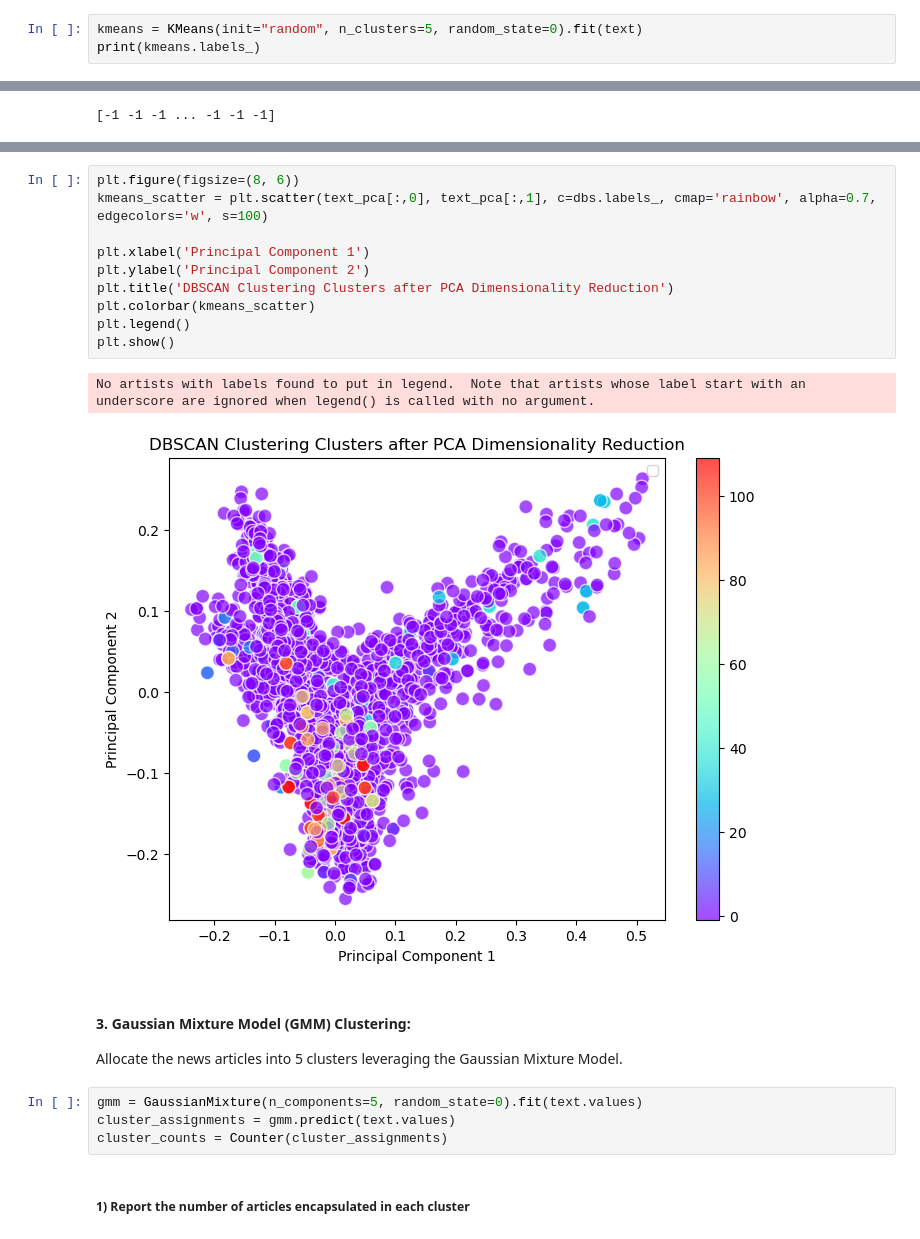
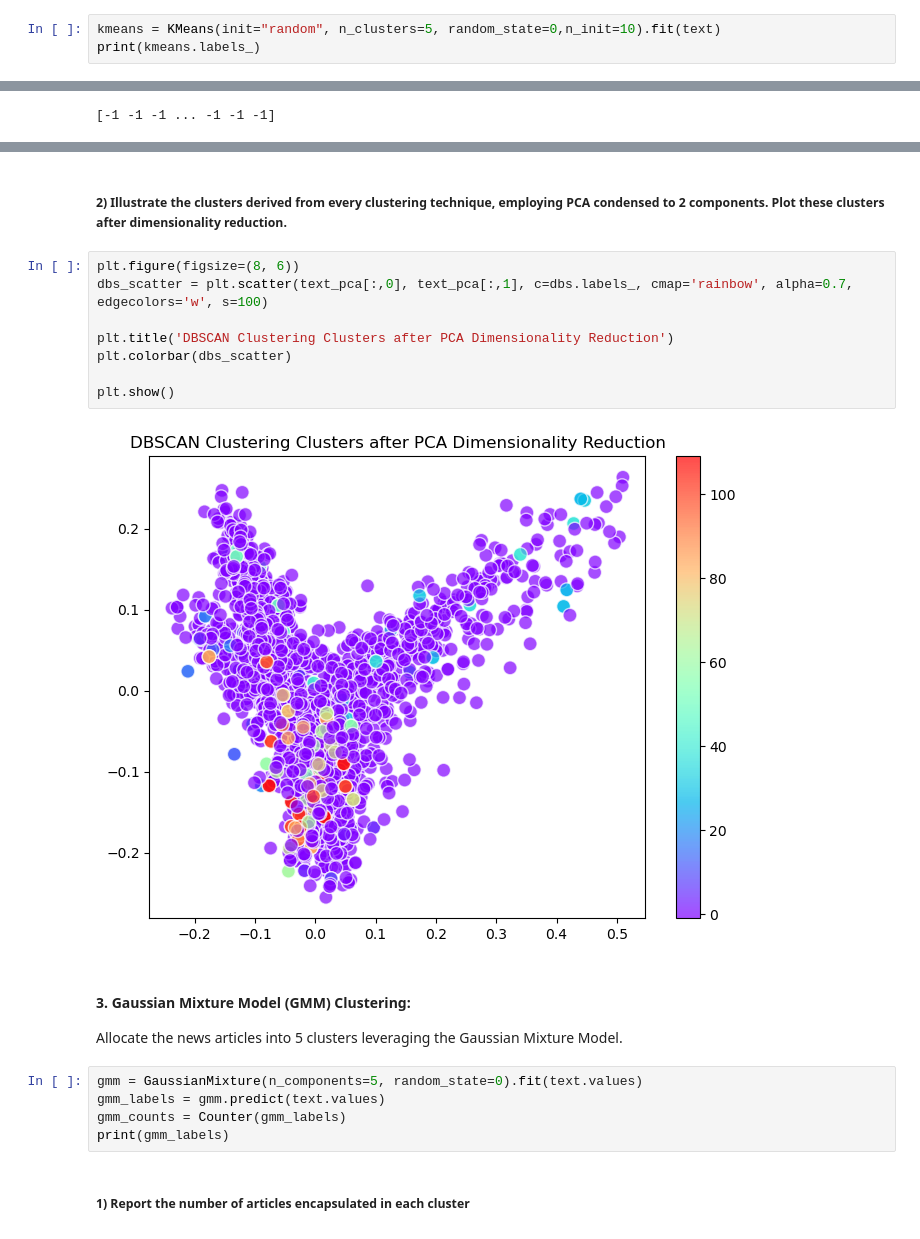
Before and after one commit to Torin99/CP421, a Jupyter notebook: bort4620_a02.ipynb, the cells around one changed output, grey strips where cells are left out. Cells and saved outputs as stored; diff of their text form.

```diff
--- a/bort4620_a02.ipynb
+++ b/bort4620_a02.ipynb
@@ -149,6 +124,6 @@ ad sale boost time warner profit quarterli profit us medium giant timewarn jump
 With the processed text, segregate the news articles into 5 distinct clusters using the K-means algorithm.
 # %%
-kmeans = KMeans(init="random", n_clusters=5, random_state=0).fit(text)
+kmeans = KMeans(init="random", n_clusters=5, random_state=0,n_init=10).fit(text)
 print(kmeans.labels_)
 # %% [output]
 [1 1 1 ... 3 3 0]
@@ -265,23 +246,23 @@ Estimated number of noise points: 2005
+# %% [markdown]
+##### 2) Illustrate the clusters derived from every clustering technique, employing PCA condensed to 2 components. Plot these clusters after dimensionality reduction.
 # %%
 plt.figure(figsize=(8, 6))
-kmeans_scatter = plt.scatter(text_pca[:,0], text_pca[:,1], c=dbs.labels_, cmap='rainbow', alpha=0.7, edgecolors='w', s=100)
+dbs_scatter = plt.scatter(text_pca[:,0], text_pca[:,1], c=dbs.labels_, cmap='rainbow', alpha=0.7, edgecolors='w', s=100)
 
-plt.xlabel('Principal Component 1')
-plt.ylabel('Principal Component 2')
 plt.title('DBSCAN Clustering Clusters after PCA Dimensionality Reduction')
-plt.colorbar(kmeans_scatter)
-plt.legend()
+plt.colorbar(dbs_scatter)
+
 plt.show()
 # %% [output]
-No artists with labels found to put in legend.  Note that artists whose label start with an underscore are ignored when legend() is called with no argument.
-[figure, old version]
+[figure, new version]
 # %% [markdown]
 #### 3. Gaussian Mixture Model (GMM) Clustering:
 Allocate the news articles into 5 clusters leveraging the Gaussian Mixture Model.
 # %%
 gmm = GaussianMixture(n_components=5, random_state=0).fit(text.values)
-cluster_assignments = gmm.predict(text.values)
-cluster_counts = Counter(cluster_assignments)
+gmm_labels = gmm.predict(text.values)
+gmm_counts = Counter(gmm_labels)
+print(gmm_labels)
 # %% [markdown]
 ##### 1) Report the number of articles encapsulated in each cluster
 # %%
```
Also changed, not shown: parts of 23 cells of this notebook.
